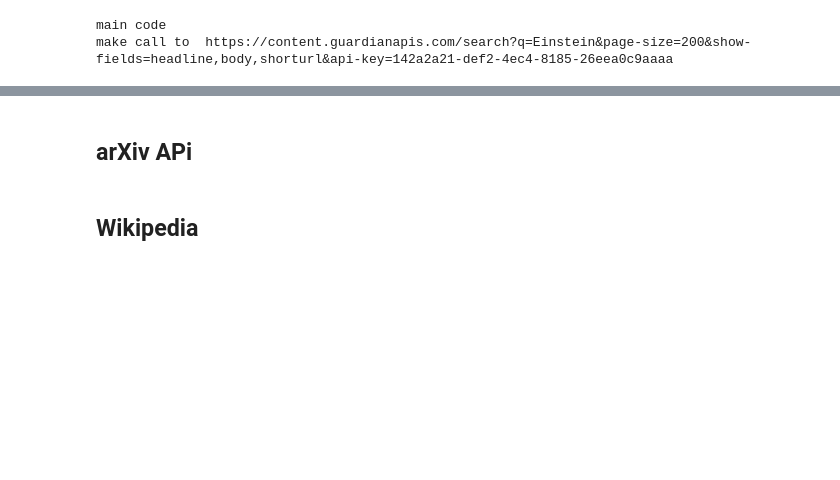
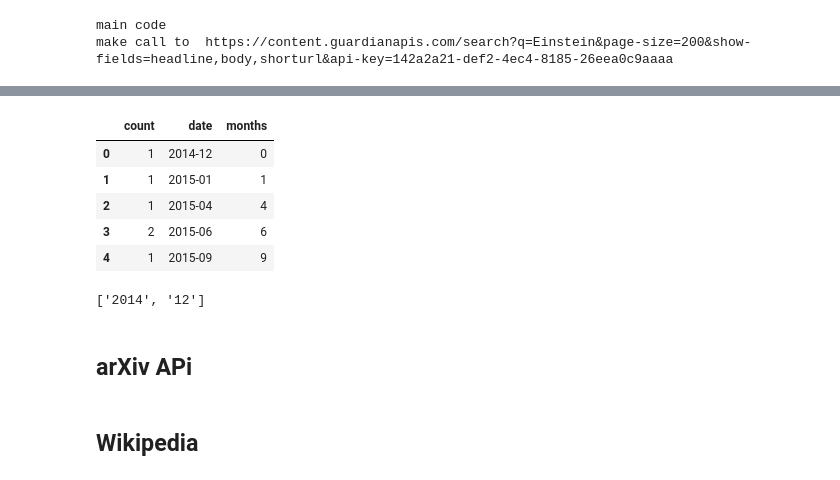
Before and after one commit to ThomPijnenburg/di-proposal, a Jupyter notebook: Analysis.ipynb, the cells around one changed output, grey strips where cells are left out. Cells and saved outputs as stored; diff of their text form; code cells hidden in the pictures; blank space fills up the shorter version.

```diff
--- a/Analysis.ipynb
+++ b/Analysis.ipynb
@@ -98,0 +100,28 @@ plt.savefig('plots/plot2.png')
+# %%
+dates = search_results_df['date'].unique()
+
+origin = dates[0].split("-")
+origin
+date_count = []
+for date in dates:
+    date_df = search_results_df[search_results_df['date'] == date]
+    split_date = date.split("-")
+
+    count = len(date_df)
+    months = (int(split_date[0]) - int(origin[0]))*12 + int(split_date[1]) - int(origin[1])
+    date_count.append({'date': date, 'count': count, 'months': months})
+
+date_count = pd.DataFrame(date_count)
+date_count.head()
+# %% [output]
+|  | count | date | months |
+| 0 | 1 | 2014-12 | 0 |
+| 1 | 1 | 2015-01 | 1 |
+| 2 | 1 | 2015-04 | 4 |
+| 3 | 2 | 2015-06 | 6 |
+| 4 | 1 | 2015-09 | 9 |
+# %%
+origin = dates[0].split("-")
+origin
+# %% [output]
+['2014', '12']
```
Also changed, not shown: parts of 4 cells of this notebook, 3 other files.
